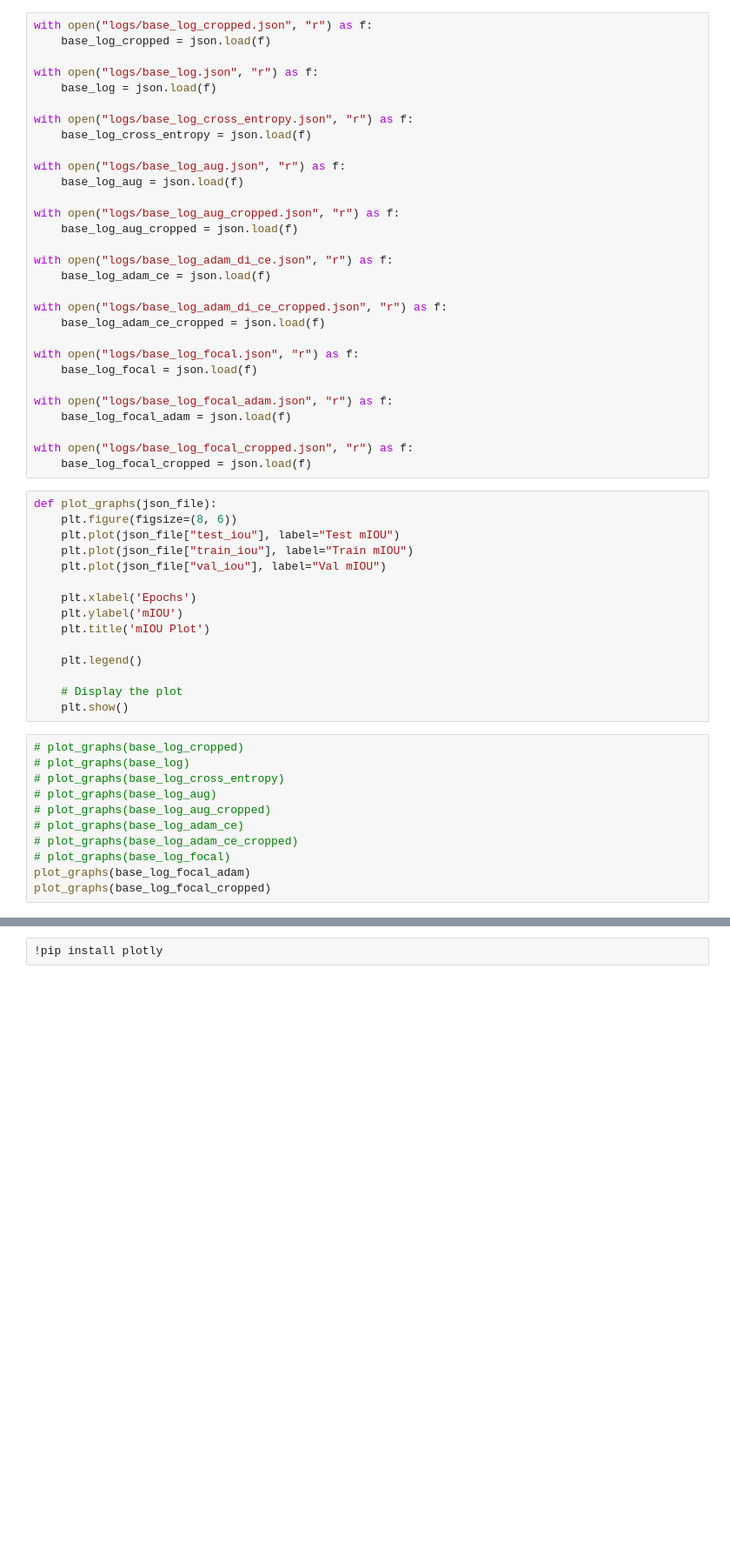
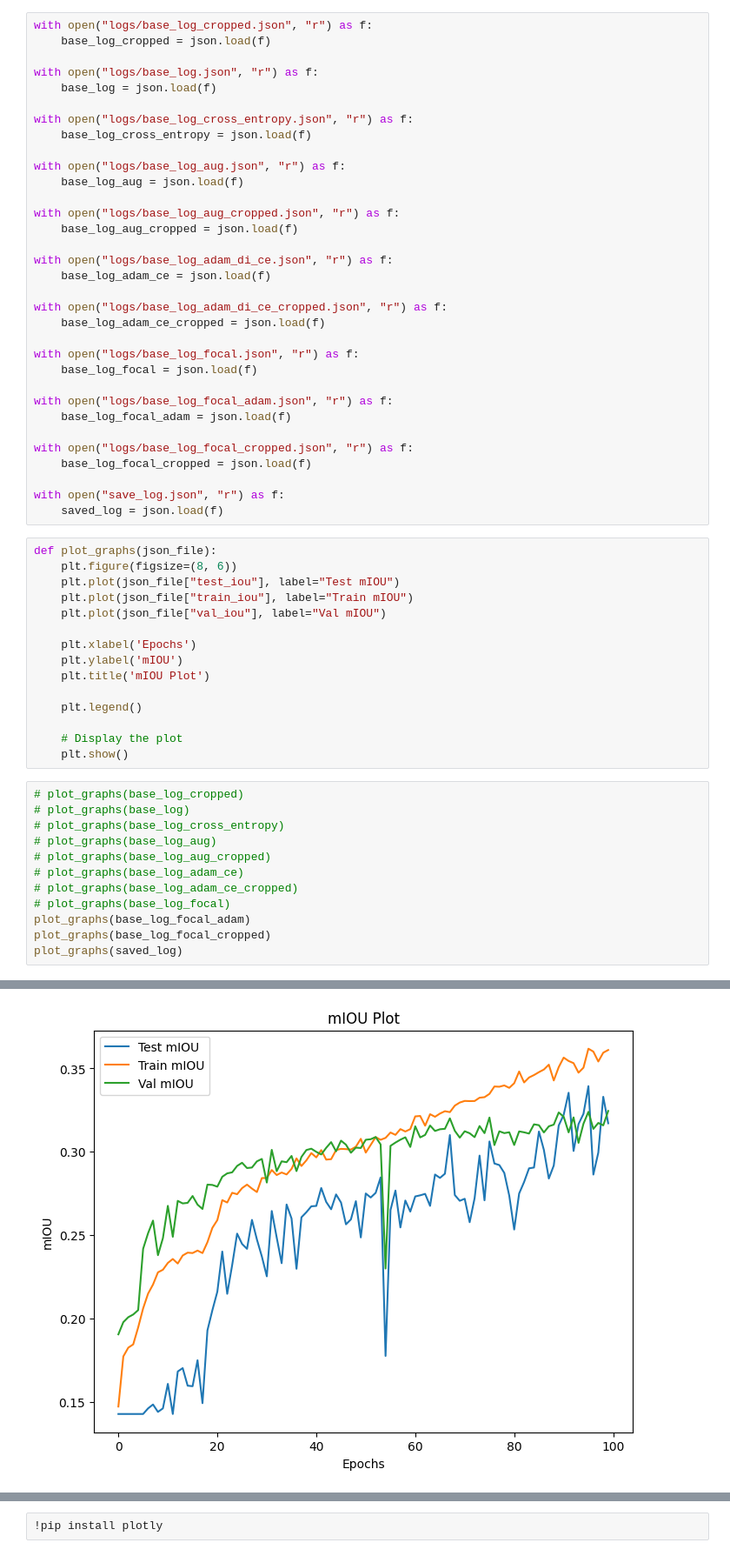
Before and after one commit to yakhyo/defect-det, a Jupyter notebook: compare_logs.ipynb, the cells around one changed output, grey strips where cells are left out. Shown: that part at 87% size. Saved outputs shown, nothing was run; the diff lists cells and outputs as text; blank space fills up the shorter version.

```diff
--- a/compare_logs.ipynb
+++ b/compare_logs.ipynb
@@ -32,6 +32,9 @@ with open("logs/base_log_focal_adam.json", "r") as f:
 
 with open("logs/base_log_focal_cropped.json", "r") as f:
     base_log_focal_cropped = json.load(f)
+
+with open("save_log.json", "r") as f:
+    saved_log = json.load(f)
 # %%
 def plot_graphs(json_file):
     plt.figure(figsize=(8, 6))
@@ -50,17 +53,19 @@ def plot_graphs(json_file):
 # %%
 # plot_graphs(base_log_cropped)
 # plot_graphs(base_log)
 # plot_graphs(base_log_cross_entropy)
 # plot_graphs(base_log_aug)
 # plot_graphs(base_log_aug_cropped)
 # plot_graphs(base_log_adam_ce)
 # plot_graphs(base_log_adam_ce_cropped)
 # plot_graphs(base_log_focal)
 plot_graphs(base_log_focal_adam)
 plot_graphs(base_log_focal_cropped)
+plot_graphs(saved_log)
 # %% [output]
 [figure]
 [figure]
+[figure, added]
 # %%
 plt.figure(figsize=(8, 6))
 plt.plot(base_log_cropped["test_iou"], label="base_model_crop")
```
Also changed, not shown: parts of 3 cells of this notebook, 4 other files.
